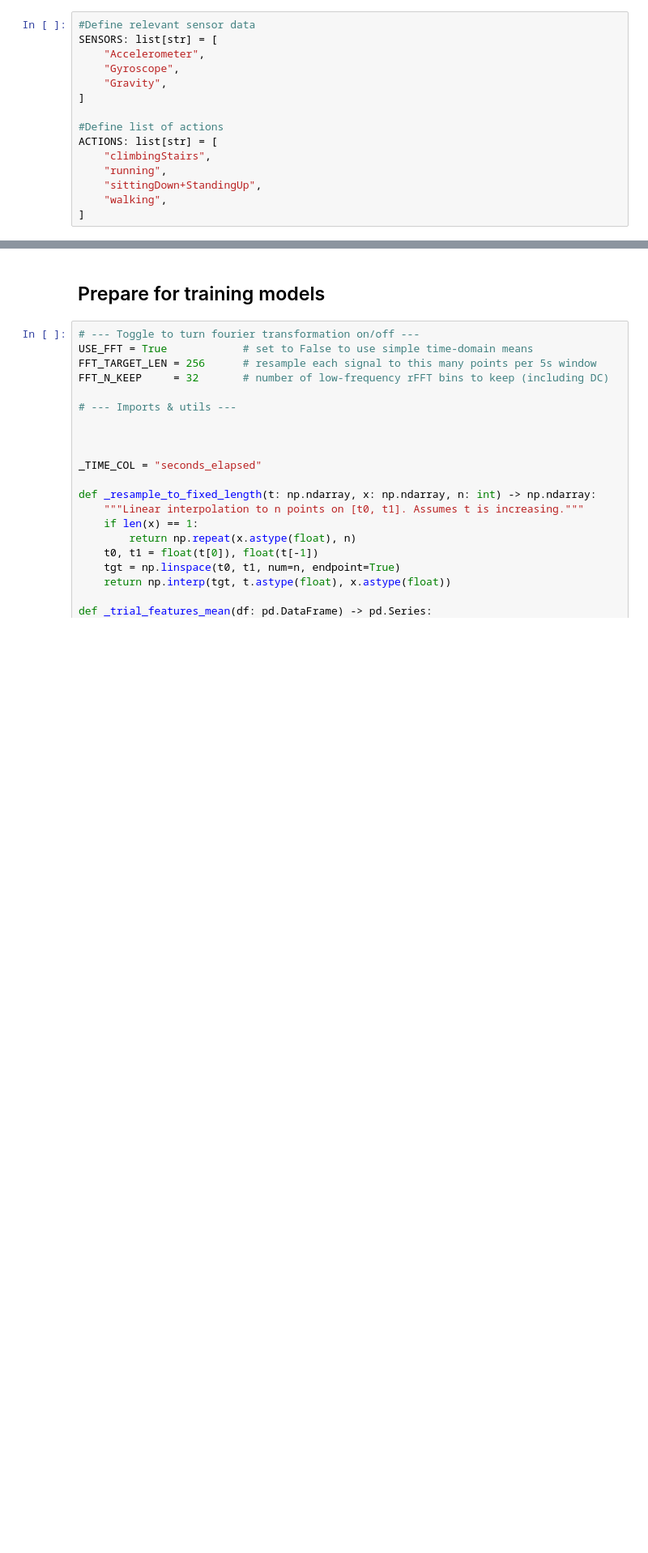
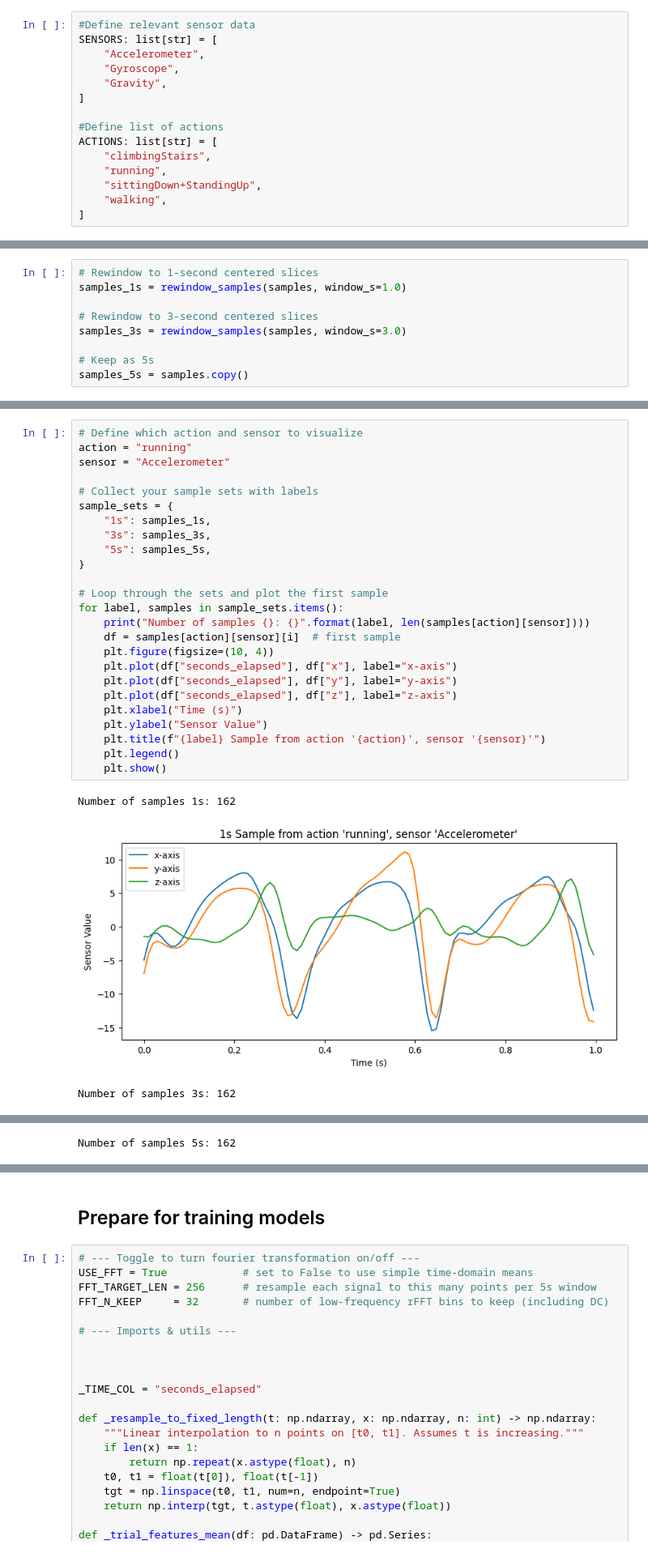
Before and after one commit to OfferPi/5ARE0-ActivityRecognition, a Jupyter notebook: group13_activity_recognition.ipynb, the cells around one changed output, grey strips where cells are left out. Shown at 81% size. Drawn from its saved outputs; the diff is of its cells as text; blank space fills up the shorter version.

```diff
--- a/group13_activity_recognition.ipynb
+++ b/group13_activity_recognition.ipynb
@@ -763,0 +853,9 @@ samples = build_samples(data)
+# %%
+# Rewindow to 1-second centered slices
+samples_1s = rewindow_samples(samples, window_s=1.0)
+
+# Rewindow to 3-second centered slices
+samples_3s = rewindow_samples(samples, window_s=3.0)
+
+# Keep as 5s
+samples_5s = samples.copy()
@@ -763,0 +866,29 @@ samples = build_samples(data)
+# %%
+# Define which action and sensor to visualize
+action = "running"
+sensor = "Accelerometer"
+
+# Collect your sample sets with labels
+sample_sets = {
+    "1s": samples_1s,
+    "3s": samples_3s,
+    "5s": samples_5s,
+}
+
+# Loop through the sets and plot the first sample
+for label, samples in sample_sets.items():
+    print("Number of samples {}: {}".format(label, len(samples[action][sensor])))
+    df = samples[action][sensor][i]  # first sample
+    plt.figure(figsize=(10, 4))
+    plt.plot(df["seconds_elapsed"], df["x"], label="x-axis")
+    plt.plot(df["seconds_elapsed"], df["y"], label="y-axis")
+    plt.plot(df["seconds_elapsed"], df["z"], label="z-axis")
+    plt.xlabel("Time (s)")
+    plt.ylabel("Sensor Value")
+    plt.title(f"{label} Sample from action '{action}', sensor '{sensor}'")
+    plt.legend()
+    plt.show()
+# %% [output]
+Number of samples 1s: 162
+[figure, added]
+Number of samples 3s: 162
@@ -763,0 +896 @@ samples = build_samples(data)
+Number of samples 5s: 162
```
Also changed, not shown: parts of 75 cells of this notebook, 1 other file.
